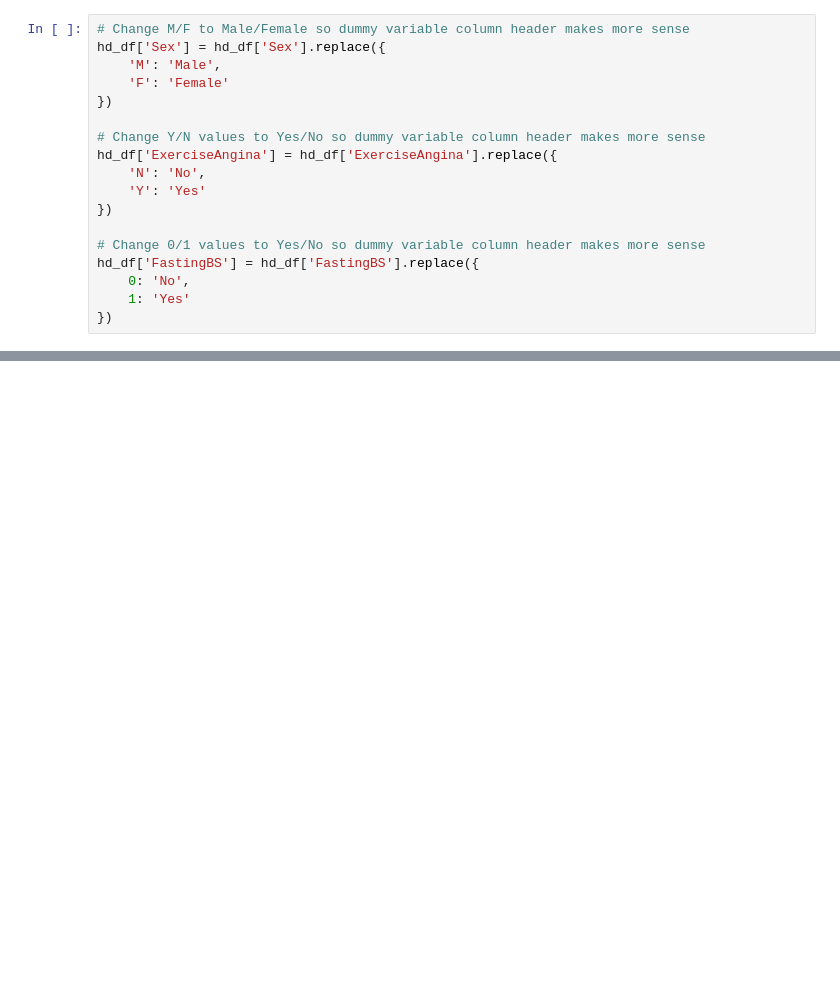
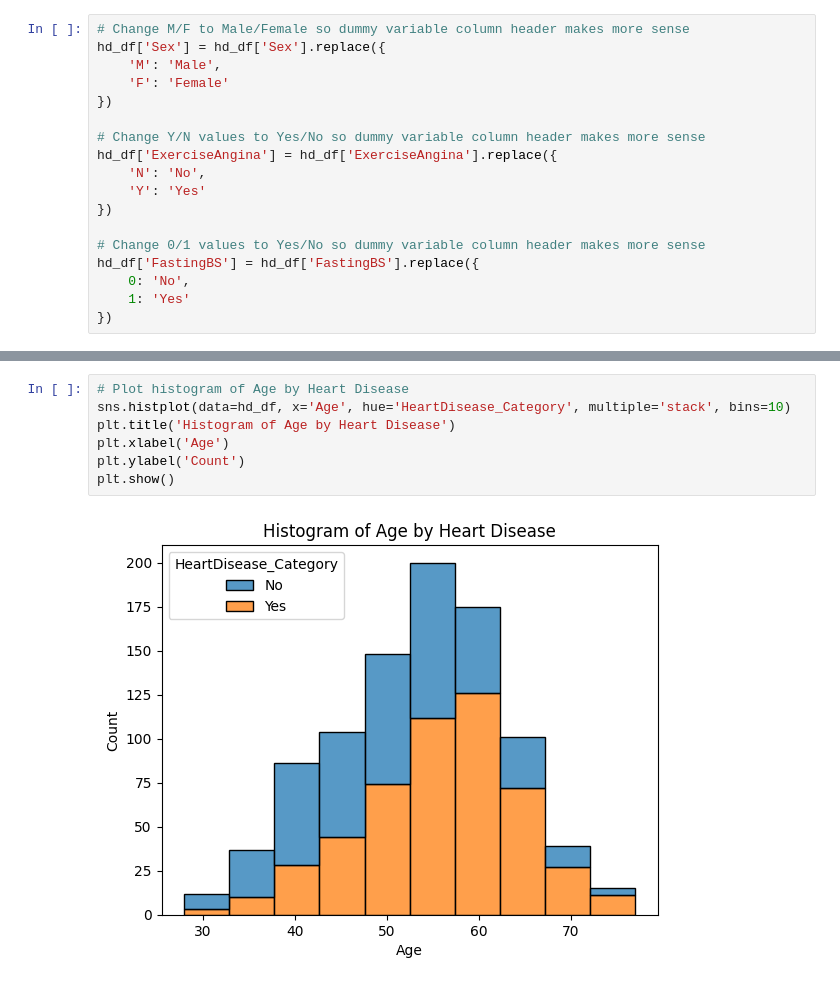
Before and after one commit to davehomrighouse/ANA500, a Jupyter notebook: Homrighouse_ANA500_Project.ipynb, the cells around one changed output, grey strips where cells are left out. Cells and saved outputs as stored; diff of their text form; blank space fills up the shorter version.

```diff
--- a/Homrighouse_ANA500_Project.ipynb
+++ b/Homrighouse_ANA500_Project.ipynb
@@ -207,0 +256,9 @@ max          2.000000       2.00000           603.000000
+# %%
+# Plot histogram of Age by Heart Disease
+sns.histplot(data=hd_df, x='Age', hue='HeartDisease_Category', multiple='stack', bins=10)
+plt.title('Histogram of Age by Heart Disease')
+plt.xlabel('Age')
+plt.ylabel('Count')
+plt.show()
+# %% [output]
+[figure, added]
```
Also changed, not shown: parts of 26 cells of this notebook.
